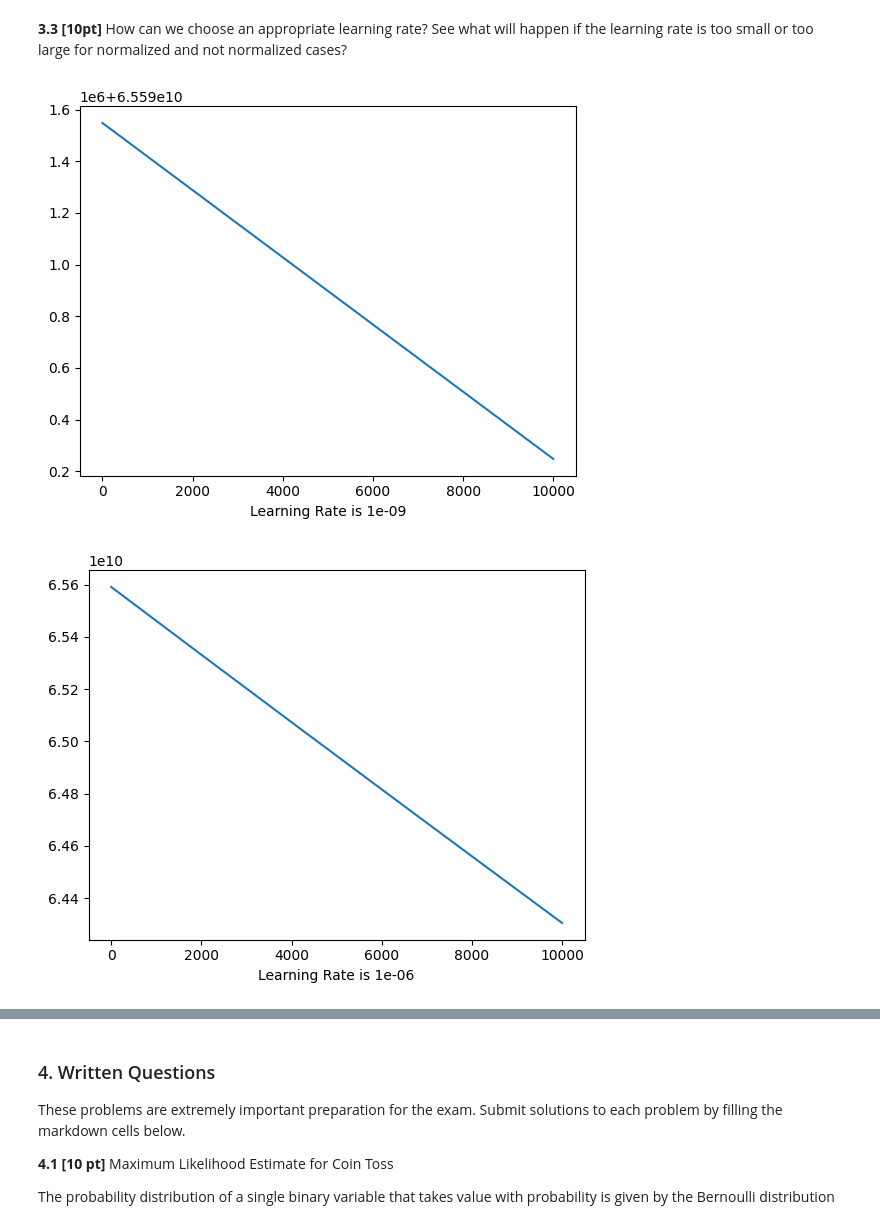
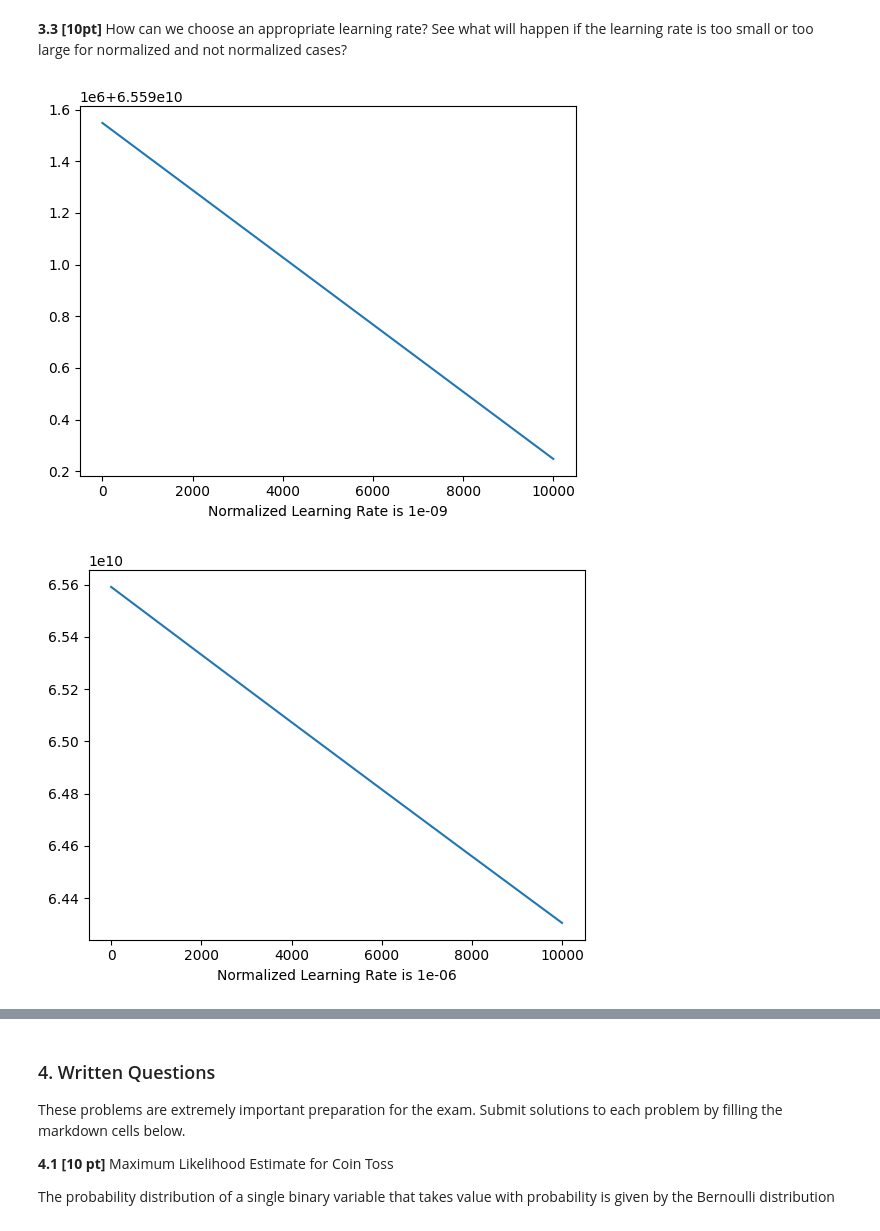
Before and after one commit to digitaldna01/boston-univ, a Jupyter notebook: CAS CS 542/HW/pset1/pset1.ipynb, the cells around one changed output, grey strips where cells are left out. Drawn from its saved outputs; the diff is of its cells as text; code cells hidden in the pictures.

```diff
--- a/CAS CS 542/HW/pset1/pset1.ipynb
+++ b/CAS CS 542/HW/pset1/pset1.ipynb
@@ -473,15 +454,23 @@ Looking at the two different loss plots, I can observe that the normalized X val
 # %%
 #Plot loss behaviour when with multiple different learning rates
 
 learning_rate = [1e-9, 1e-6, 1e-3, 1e-1]
 
 for lr in learning_rate:
-    result = run_gd(loss, loss_gradient, X_normed, y, theta_init, n_iter=10000, lr=lr)
+    normalized_result = run_gd(loss, loss_gradient, X_normed, y, theta_init, n_iter=10000, lr=lr)
+    normalized_theta_est, noarmalized_loss_values, normalized_theta_values = normalized_result
+
+    plt.plot(noarmalized_loss_values)
+    plt.xlabel(f"Normalized Learning Rate is {lr}")
+    plt.show()
+
+for lr in learning_rate:
+    result = run_gd(loss, loss_gradient, X, y, theta_init, n_iter=10000, lr=lr)
     theta_est, loss_values, theta_values = result
 
     plt.plot(loss_values)
     plt.xlabel(f"Learning Rate is {lr}")
     plt.show()
 # %% [output]
-[figure, old version]
+[figure, new version]
-[figure, old version]
+[figure, new version]
```
Also changed, not shown: parts of 12 cells of this notebook, 1 other file.
